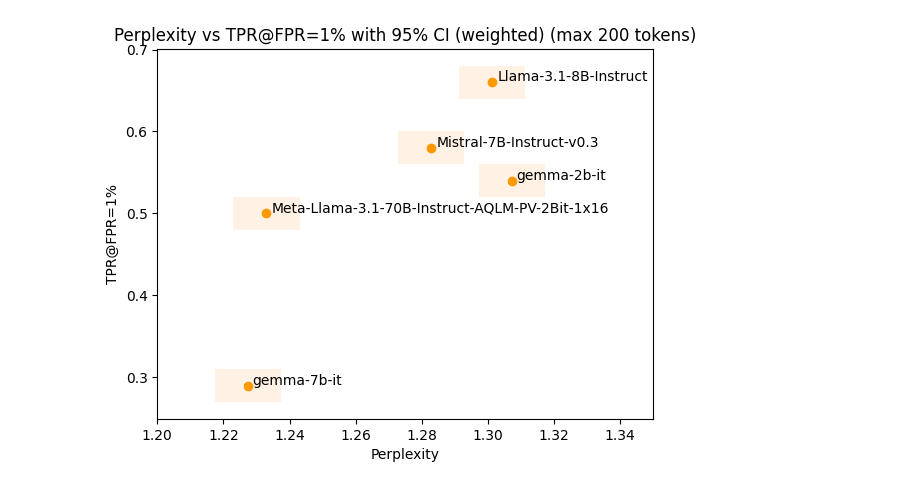
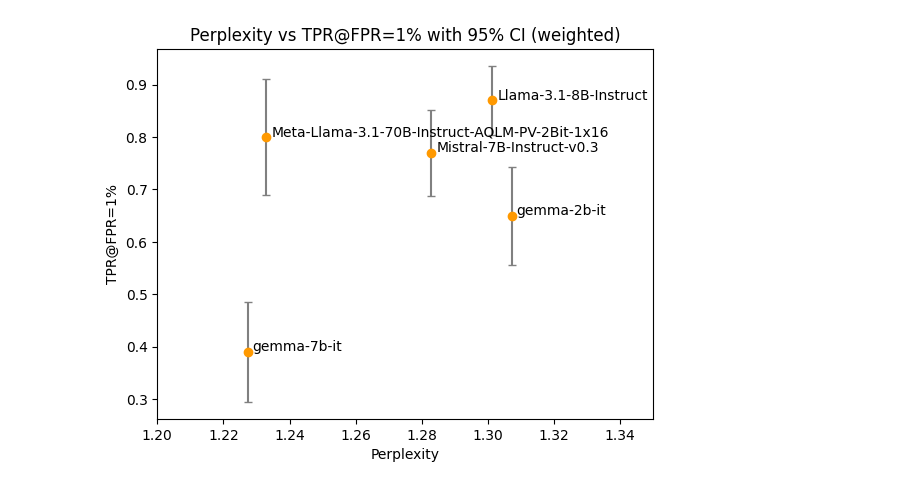
Before and after one commit to JackBlake-zkq/synthid-text, a Jupyter notebook: notebooks/perplexity_detectibility_tradeoff.ipynb, the cells around one changed output. Drawn from its saved outputs; the diff is of its cells as text; code cells hidden in the pictures.

```diff
--- a/notebooks/perplexity_detectibility_tradeoff.ipynb
+++ b/notebooks/perplexity_detectibility_tradeoff.ipynb
@@ -7,7 +12,7 @@ from synthid_text.detector_frequentist import frequentist_score, weighted_freque
 MODEL_NAMES = ["google/gemma-2b-it", "google/gemma-7b-it", "mistralai/Mistral-7B-Instruct-v0.3", "meta-llama/Llama-3.1-8B-Instruct", "ISTA-DASLab/Meta-Llama-3.1-70B-Instruct-AQLM-PV-2Bit-1x16"]
 F_MODEL_NAMES =  [name.replace("/", "_") for name in MODEL_NAMES]
 TEMPERATURE = 0.5
-TOKEN_LIMIT = 200
+TOKEN_LIMIT = -1
 USE_WEIGHTED = True
 
 score = frequentist_score if not USE_WEIGHTED else weighted_frequentist_score
@@ -18,53 +23,50 @@ eli5_perplexities = [torch.load(f"../frequentist_experiment_data/eli5_perplexiti
 # %%
 freq_scores = [score(padded_eli5_g_values[i].cpu().numpy()[:,:TOKEN_LIMIT,:], padded_eli5_combined_mask[i].cpu().numpy()[:,:TOKEN_LIMIT]) for i in range(len(MODEL_NAMES))]
 # %%
-import matplotlib.pyplot as plt
-import torch
-import numpy as np
-from matplotlib.patches import Rectangle
+# Compute perplexities
+perplexities = [
+    torch.exp(torch.tensor(np.sum(eli5_perplexities[i])) / len(padded_eli5_g_values[i])).item()
+    for i in range(len(MODEL_NAMES))
+]
 
-# Compute perplexities and TPR as before
-perplexities = [torch.exp(torch.tensor(np.sum(eli5_perplexities[i])) / len(padded_eli5_g_values[i])).item()
-                for i in range(len(MODEL_NAMES))]
-
+# Compute TPR (with threshold condition)
 tpr = [np.sum(-freq_scores[i] <= 0.01) / len(freq_scores[i]) for i in range(len(MODEL_NAMES))]
 
-# Example arrays for demonstration (replace these with your actual computed CI bounds)
-perplexities_lower = np.array(perplexities) - 0.01
-perplexities_upper = np.array(perplexities) + 0.01
-tpr_lower = np.array(tpr) - 0.02
-tpr_upper = np.array(tpr) + 0.02
+# Compute 95% Confidence Intervals
+z = norm.ppf(0.975) # 1.96 approximately
+
+std_err_tpr = []
+for i in range(len(MODEL_NAMES)):
+    p = tpr[i]
+    n = len(freq_scores[i])  # total number of samples for that model
+    # Standard error for a proportion
+    std_err = np.sqrt(p * (1 - p) / n)
+    std_err_tpr.append(std_err)
+
+perplexities = np.array(perplexities)
+tpr = np.array(tpr)
+std_err_tpr = np.array(std_err_tpr)
+
+# Compute upper and lower bounds of the CI
+tpr_lower = tpr - z * std_err_tpr
+tpr_upper = tpr + z * std_err_tpr
 
 fig, ax = plt.subplots()
 
-# Add the CI rectangles before plotting the points so they appear behind the points
-for i in range(len(MODEL_NAMES)):
-    # Calculate rectangle width and height
-    rect_width = perplexities_upper[i] - perplexities_lower[i]
-    rect_height = tpr_upper[i] - tpr_lower[i]
-
-    # Create and add a translucent rectangle to represent CI
-    rect = Rectangle((perplexities_lower[i], tpr_lower[i]),
-                     width=rect_width,
-                     height=rect_height,
-                     facecolor='#ffbb78',
-                     alpha=0.2,
-                     edgecolor=None)
-    ax.add_patch(rect)
-
-# Now plot the actual points
-ax.scatter(perplexities, tpr, color='#ff9900')
+# Plot points with error bars
+ax.errorbar(perplexities, tpr, yerr=[tpr - tpr_lower, tpr_upper - tpr],
+            fmt='o', color='#ff9900', ecolor='gray', capsize=3)
 
 # Annotate points with model names
 for i, txt in enumerate(MODEL_NAMES):
-    label_txt = txt[txt.index('/')+1:]
+    label_txt = txt[txt.index('/')+1:] if '/' in txt else txt
     ax.annotate(label_txt, (perplexities[i] + 0.0015, tpr[i] + 0.0015))
 
 plt.xlim(1.2, 1.35)
 plt.ylabel("TPR@FPR=1%")
 plt.xlabel("Perplexity")
 plt.title("Perplexity vs TPR@FPR=1% with 95% CI" + (" (weighted)" if USE_WEIGHTED else " (unweighted)") + (f" (max {TOKEN_LIMIT} tokens)" if TOKEN_LIMIT > 0 else ""))
 
 plt.show()
 # %% [output]
-[figure, old version]
+[figure, new version]
```
Also changed, not shown: parts of 1 cell of this notebook.
